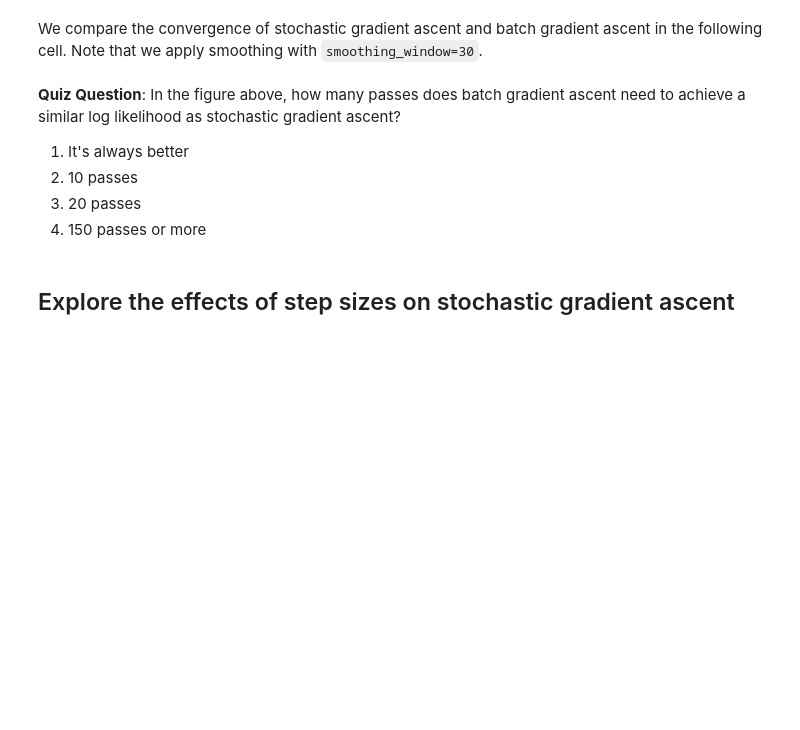
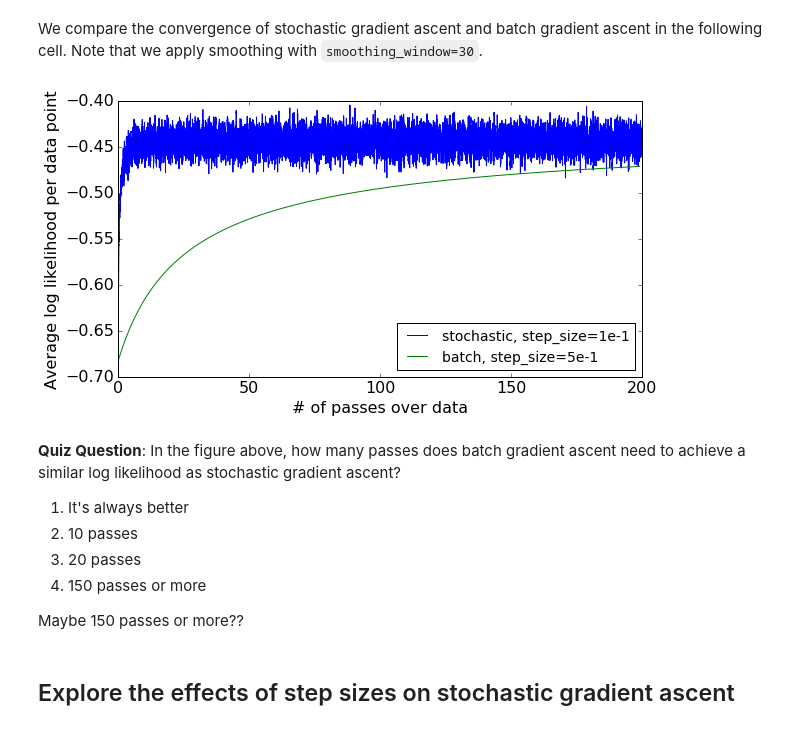
Before and after one commit to laventura/ML-classification, a Jupyter notebook: w7/module-10-online-learning-assignment-blank.ipynb, the cells around one changed output. Cells and saved outputs as stored; diff of their text form; code cells hidden in the pictures; blank space fills up the shorter version.

Commit message:
w7 passed

```diff
--- a/w7/module-10-online-learning-assignment-blank.ipynb
+++ b/w7/module-10-online-learning-assignment-blank.ipynb
@@ -457,0 +505,8 @@ coefficients_batch, log_likelihood_batch = ...
+# %%
+# YOUR CODE HERE
+coefficients_batch, log_likelihood_batch = logistic_regression_SG(feature_matrix_train,
+                                                      sentiment_train,
+                                                      initial_coefficients=np.zeros(194),
+                                                      step_size=5e-1,
+                                                      batch_size=len(feature_matrix_train),
+                                                      max_iter=200)
@@ -531,7 +659,12 @@ Write code to run stochastic gradient ascent for 200 passes using:
 step_size = 1e-1
 batch_size = 100
 num_passes = 200
-num_iterations = ...
+num_iterations = num_passes * int(len(feature_matrix_train)/batch_size)
 
 ## YOUR CODE HERE
-coefficients_sgd, log_likelihood_sgd = ...
+coefficients_sgd, log_likelihood_sgd = logistic_regression_SG(feature_matrix_train,
+                                                              sentiment_train,
+                                                              initial_coefficients=np.zeros(194),
+                                                              step_size=step_size,
+                                                              batch_size=100,
+                                                              max_iter=num_iterations)
@@ -538,10 +689,18 @@ coefficients_sgd, log_likelihood_sgd = ...
 # %% [markdown]
 We compare the convergence of stochastic gradient ascent and batch gradient ascent in the following cell. Note that we apply smoothing with `smoothing_window=30`.
 # %%
-make_plot(log_likelihood_sgd, len_data=len(feature_matrix_train), batch_size=100,
-          smoothing_window=30, label='stochastic, step_size=1e-1')
-make_plot(log_likelihood_batch, len_data=len(feature_matrix_train), batch_size=len(feature_matrix_train),
-          smoothing_window=1, label='batch, step_size=5e-1')
+make_plot(log_likelihood_sgd,
+          len_data=len(feature_matrix_train),
+          batch_size=100,
+          smoothing_window=30,   # NOTE: larger smoothing
+          label='stochastic, step_size=1e-1')
+make_plot(log_likelihood_batch,
+          len_data=len(feature_matrix_train),
+          batch_size=len(feature_matrix_train),
+          smoothing_window=1,   # NOTE: no smoothing here
+          label='batch, step_size=5e-1')
+# %% [output]
+[figure, added]
 # %% [markdown]
 **Quiz Question**: In the figure above, how many passes does batch gradient ascent need to achieve a similar log likelihood as stochastic gradient ascent?
 
@@ -549,6 +708,9 @@ make_plot(log_likelihood_batch, len_data=len(feature_matrix_train), batch_size=l
 2. 10 passes
 3. 20 passes
 4. 150 passes or more
+
+
+Maybe 150 passes or more??
 # %% [markdown]
 ## Explore the effects of step sizes on stochastic gradient ascent
 # %% [markdown]
```
Also changed, not shown: parts of 25 cells of this notebook.
